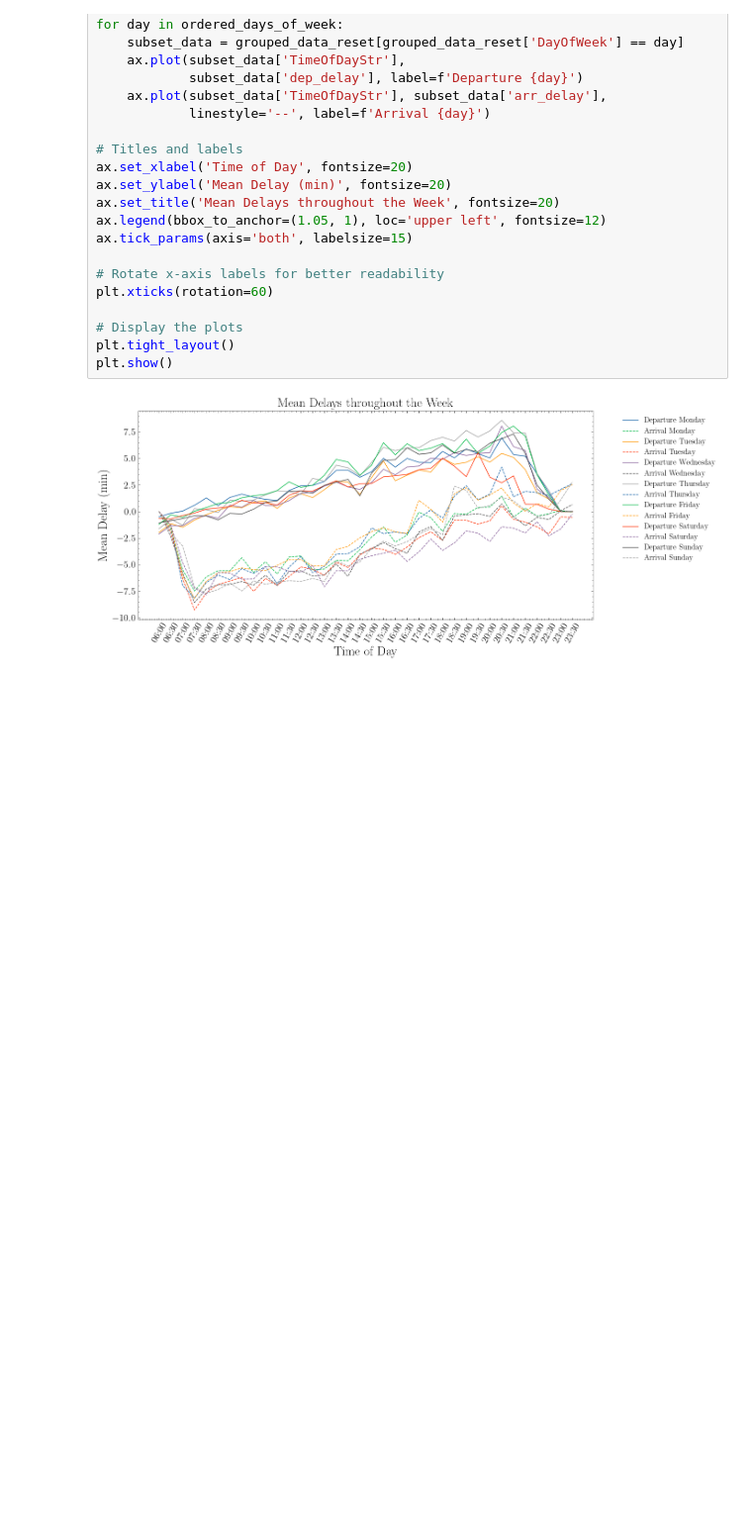
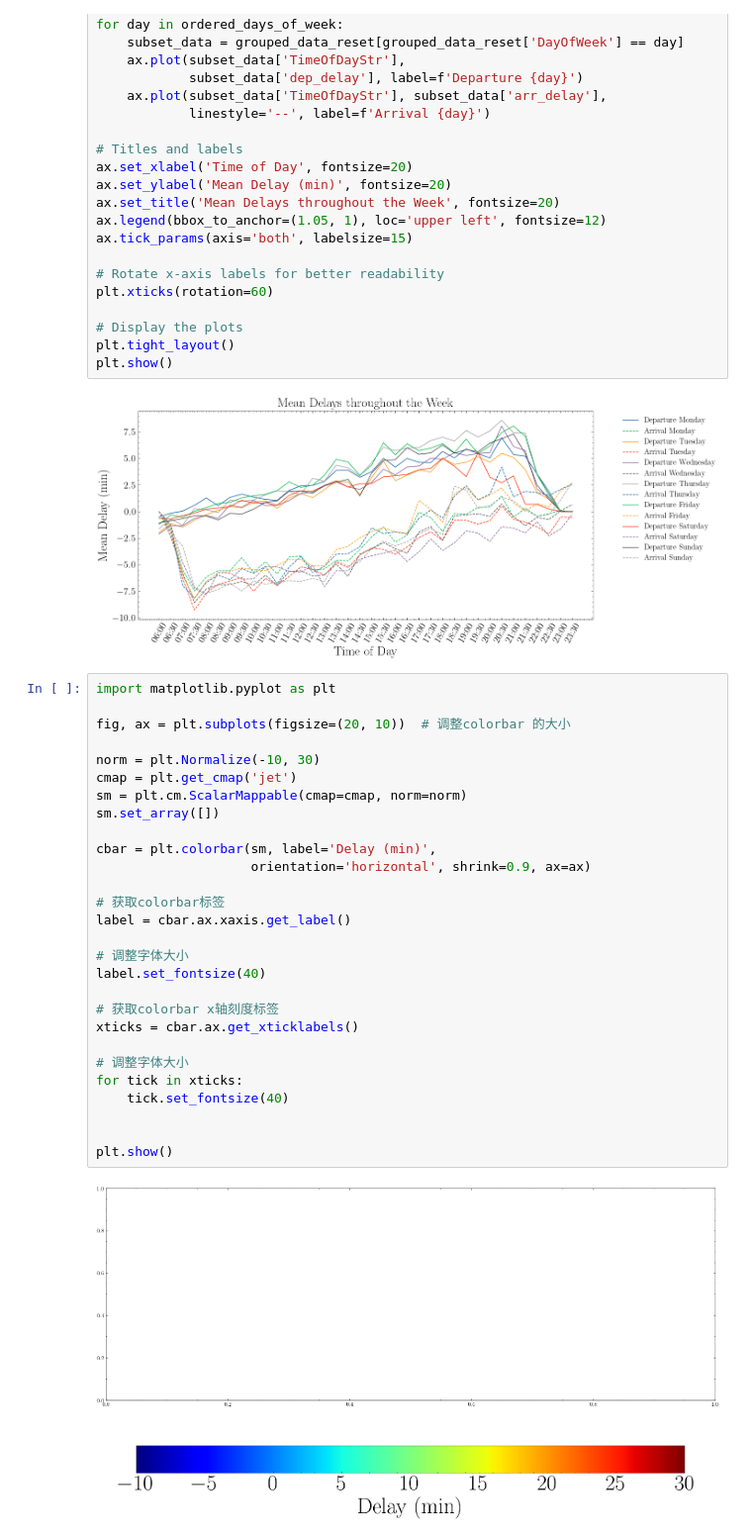
Before and after one commit to TobyYang7/RL-code, a Jupyter notebook: visualization/vis2.ipynb, the cells around one changed output. Shown at 99% size. Saved outputs shown, nothing was run; the diff lists cells and outputs as text; blank space fills up the shorter version.

```diff
--- a/visualization/vis2.ipynb
+++ b/visualization/vis2.ipynb
@@ -342,3 +342,33 @@ plt.tight_layout()
 plt.show()
 # %% [output]
 [figure]
+# %%
+import matplotlib.pyplot as plt
+
+fig, ax = plt.subplots(figsize=(20, 10))  # 调整colorbar 的大小
+
+norm = plt.Normalize(-10, 30)
+cmap = plt.get_cmap('jet')
+sm = plt.cm.ScalarMappable(cmap=cmap, norm=norm)
+sm.set_array([])
+
+cbar = plt.colorbar(sm, label='Delay (min)',
+                    orientation='horizontal', shrink=0.9, ax=ax)
+
+# 获取colorbar标签
+label = cbar.ax.xaxis.get_label()
+
+# 调整字体大小
+label.set_fontsize(40)
+
+# 获取colorbar x轴刻度标签
+xticks = cbar.ax.get_xticklabels()
+
+# 调整字体大小
+for tick in xticks:
+    tick.set_fontsize(40)
+
+
+plt.show()
+# %% [output]
+[figure, added]
```
Also changed, not shown: parts of 1 cell of this notebook, 6 other files.
